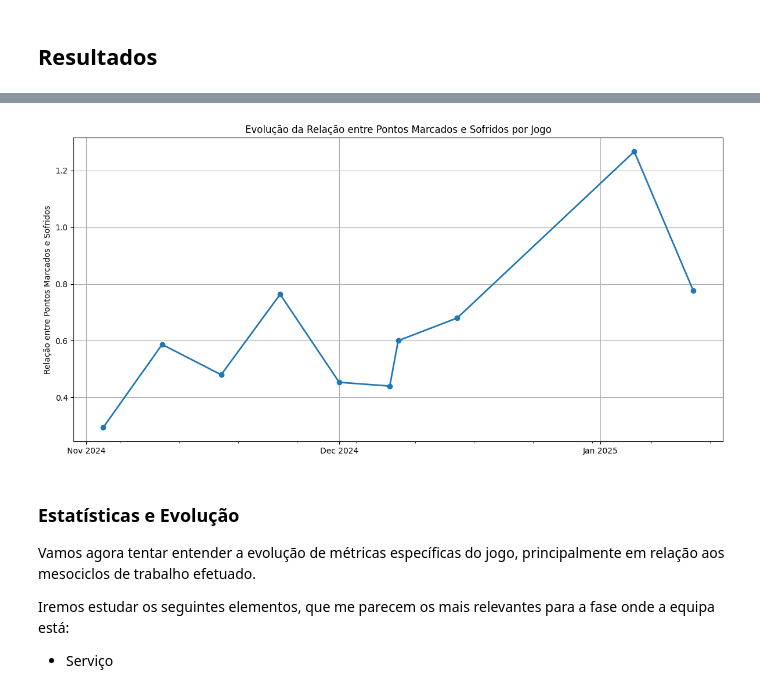
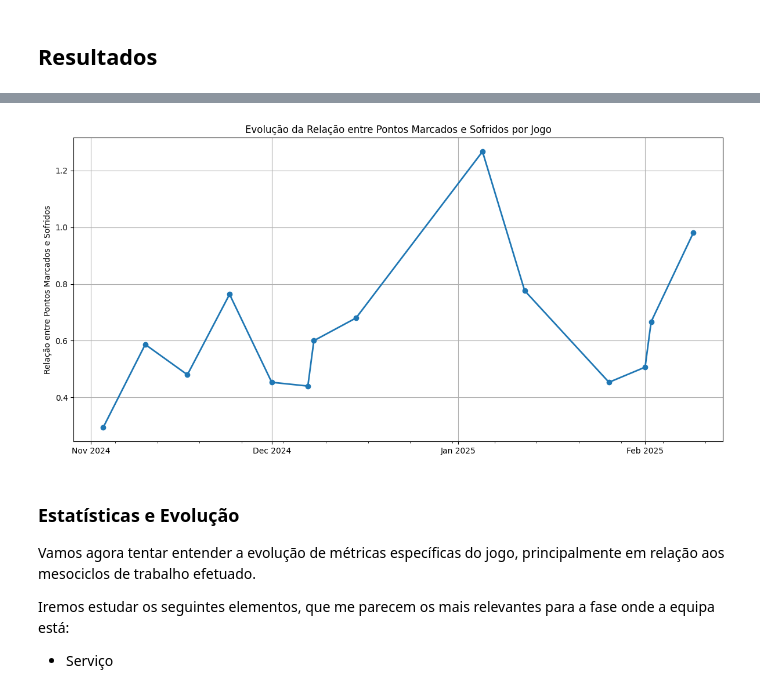
Before and after one commit to pmalves/coach-report-lv1, a Jupyter notebook: Dossier_de_Estágio_Pedro_Alves.ipynb, the cells around one changed output, grey strips where cells are left out. Saved outputs shown, nothing was run; the diff lists cells and outputs as text; code cells hidden in the pictures.

```diff
--- a/Dossier_de_Estágio_Pedro_Alves.ipynb
+++ b/Dossier_de_Estágio_Pedro_Alves.ipynb
@@ -674,7 +677,8 @@ mesocycles = [
     ["KII", "2024-11-11", "2024-11-28"],
     ["Serve-Receive", "2024-12-01", "2024-12-17"],
     ["KI", "2024-12-20", "2025-01-10"],
-    ["KII", "2025-01-13", "2025-01-31"]
+    ["KII", "2025-01-13", "2025-01-31"],
+    ["Serve-Receive", "2025-02-03", "2025-02-21"]
 ]
 
 # Convert the mesocycles list into a DataFrame
@@ -754,7 +758,11 @@ video_links = [
     {"Date": "2024-12-08", "Video Link": "https://youtu.be/mu4TWg6qSXI"},
     {"Date": "2024-12-15", "Video Link": "https://youtu.be/8NMf0PD-Vms"},
     {"Date": "2025-01-05", "Video Link": "https://youtu.be/JiAHgfUyZVU"},
-    {"Date": "2025-01-12", "Video Link": "https://youtu.be/yZoem7PeX8Q"}
+    {"Date": "2025-01-12", "Video Link": "https://youtu.be/yZoem7PeX8Q"},
+    {"Date": "2025-01-26", "Video Link": "https://youtu.be/Ir5fMAGkXbo"},
+    {"Date": "2025-02-01", "Video Link": "https://youtu.be/TIesuACMn24"},
+    {"Date": "2025-02-02", "Video Link": "https://youtu.be/uUwNdPmSk64"},
+    {"Date": "2025-02-08", "Video Link": "https://youtu.be/Pr71JX_baT0"}
 ]
 
 
@@ -1157,10 +1169,10 @@ Aqui estão os resultados dos jogos até agora:
 
 ### Evolução da pontuação
 
 Para mostrar a evolução (ou não) da equipa, podemos analizar a relação entre
 pontos marcados e sofridos por jogo. Isto é apenas representativo, uma vez que o
 grau de dificuldade do adversário fará toda a diferença.
-[figure, old version]
+[figure, new version]
 # %% [markdown]
 ### Estatísticas e Evolução
 
```
Also changed, not shown: parts of 11 cells of this notebook.
